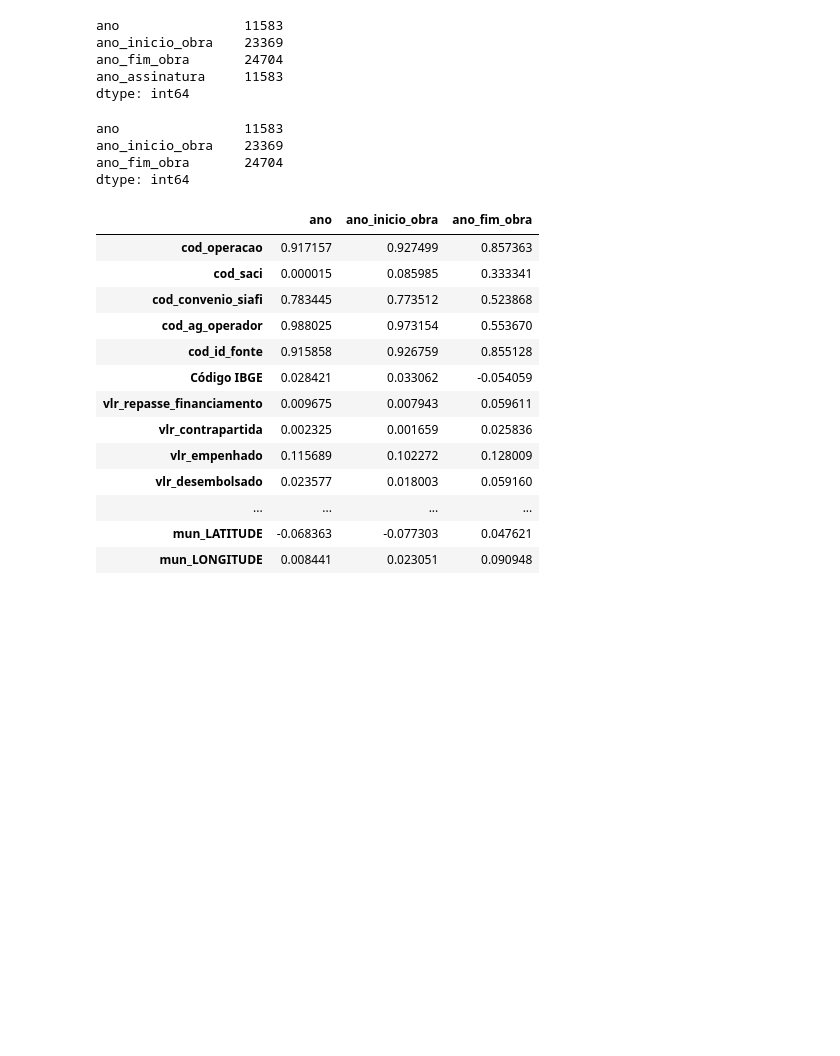
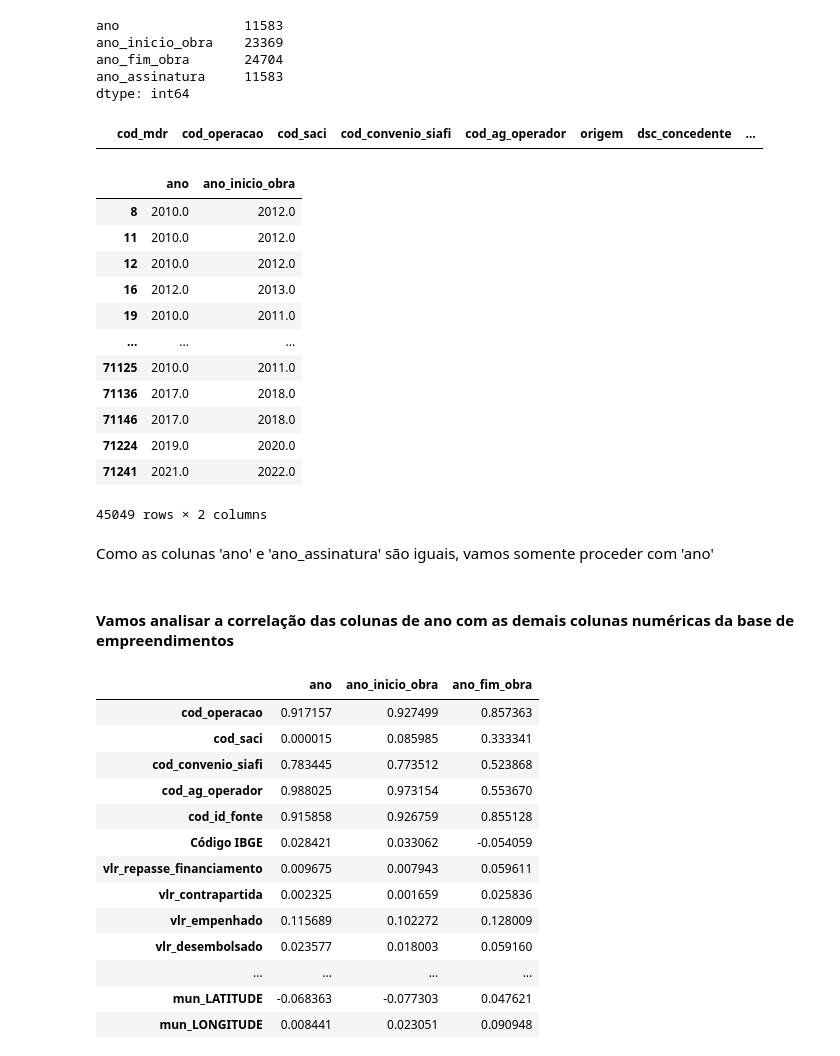
Before and after one commit to anayflima/simu-datathon-2024, a Jupyter notebook: tratamento_de_dados/tratamento_nulos.ipynb, the cells around one changed output. Drawn from its saved outputs; the diff is of its cells as text; code cells hidden in the pictures; blank space fills up the shorter version.

```diff
--- a/tratamento_de_dados/tratamento_nulos.ipynb
+++ b/tratamento_de_dados/tratamento_nulos.ipynb
@@ -98 +167,4 @@ for coluna in df_empreend.columns.intersection(df_municipios_colunas_selecionada
+# %%
+# Preenche as colunas de município da base de empreendimentos nas linhas que contém código IBGE
+df_empreend = merge_e_atualiza_nulos_com_codigo_ibge(df_empreend, df_municipios)
 # %%
@@ -148,0 +204,37 @@ print(len(merged_df))
+# %%
+def merge_e_atualiza_nulos_com_nome(df_empreend, df_municipios, merge_on=['mun_MUNNOMEX', 'uf_SIGLA_UF']):
+    """
+    Função para mesclar o dataframe de empreendimentos com o de municípios onde o 'Código IBGE' é nulo e 'mun_MUNNOMEX'
+    não é nulo no dataframe de empreendimentos). As colunas do dataframe de empreendimentos que são repetidas com o
+    de municípios são descartadas após o merge.
+
+    Parâmetros:
+    df_empreend (pd.DataFrame): DataFrame principal que será atualizado.
+    df_municipios (pd.DataFrame): DataFrame que contém as informações corretas.
+    merge_on (list): Lista de colunas para fazer o merge.
+
+    Retorna:
+    df_empreend (pd.DataFrame): DataFrame atualizado após o merge.
+    """
+    mascara = (df_empreend['Código IBGE'].isnull()) & (df_empreend['mun_MUNNOMEX'].notnull())
+    print(f"Quantidade de linhas com 'Código IBGE' nulo e 'mun_MUNNOMEX' não nulo: {len(df_empreend[mascara])}")
+
+    # Onde a mascara (filtro) é verdadeira, mescla os dataframes
+    df_merge = pd.merge(df_empreend[mascara], df_municipios, on=merge_on, suffixes=('_empreend', ''))
+
+    for coluna in df_merge.columns:
+        if coluna.endswith('_empreend'):
+            df_merge = df_merge.drop(coluna, axis = 1)
+
+    df_empreend.set_index('cod_mdr', inplace=True)
+    df_merge.set_index('cod_mdr', inplace=True)
+
+    # Atualiza df_empreend com os valores de df_merge
+    df_empreend.update(df_merge)
+
+    df_empreend.reset_index(inplace=True)
+    df_merge.reset_index(inplace=True)
+
+    return df_empreend
+# %%
+df_empreend = merge_e_atualiza_nulos_com_nome(df_empreend, df_municipios)
@@ -196,8 +318,6 @@ uf_SIGLA_UF            1036
 Região                 1036
 uf_REGIAO              1036
 dtype: int64
-# %%
-df_empreend = df_merge_empreend_2
 # %% [markdown]
 ## Preenchimento de nulos nas colunas de ano
 # %%
@@ -210,15 +330,34 @@ ano_inicio_obra    23369
 ano_fim_obra       24704
 ano_assinatura     11583
 dtype: int64
+# %%
+# Verificamos que coluna 'ano' e 'ano_assinatura' são iguais
+df_empreend[(df_empreend['ano'] != df_empreend['ano_assinatura']) & df_empreend['ano'].notnull()]
+# %% [output]
+|  | cod_mdr | cod_operacao | cod_saci | cod_convenio_siafi | cod_ag_operador | origem | dsc_concedente | ... |
+# %%
+# Verificamos que coluna 'ano' e 'ano_inicio_obra' possuem valores distintos
+df_empreend[(df_empreend['ano'] != df_empreend['ano_inicio_obra']) & (df_empreend['ano'].notnull())  & (df_empreend['ano_inicio_obra'].notnull())][['ano', 'ano_inicio_obra']]
+# %% [output]
+|  | ano | ano_inicio_obra |
+| 8 | 2010.0 | 2012.0 |
+| 11 | 2010.0 | 2012.0 |
+| 12 | 2010.0 | 2012.0 |
+| 16 | 2012.0 | 2013.0 |
+| 19 | 2010.0 | 2011.0 |
+| ... | ... | ... |
+| 71125 | 2010.0 | 2011.0 |
+| 71136 | 2017.0 | 2018.0 |
+| 71146 | 2017.0 | 2018.0 |
+| 71224 | 2019.0 | 2020.0 |
+| 71241 | 2021.0 | 2022.0 |
+45049 rows × 2 columns
+# %% [markdown]
+Como as colunas 'ano' e 'ano_assinatura' são iguais, vamos somente proceder com 'ano'
 # %%
 colunas_ano = ['ano', 'ano_inicio_obra', 'ano_fim_obra']
-# %%
-df_empreend[colunas_ano].isna().sum()
-# %% [output]
-ano                11583
-ano_inicio_obra    23369
-ano_fim_obra       24704
-dtype: int64
+# %% [markdown]
+#### Vamos analisar a correlação das colunas de ano com as demais colunas numéricas da base de empreendimentos
 # %%
 correlacoes_ano = {}
 
```
Also changed, not shown: parts of 59 cells of this notebook, 2 other files.
